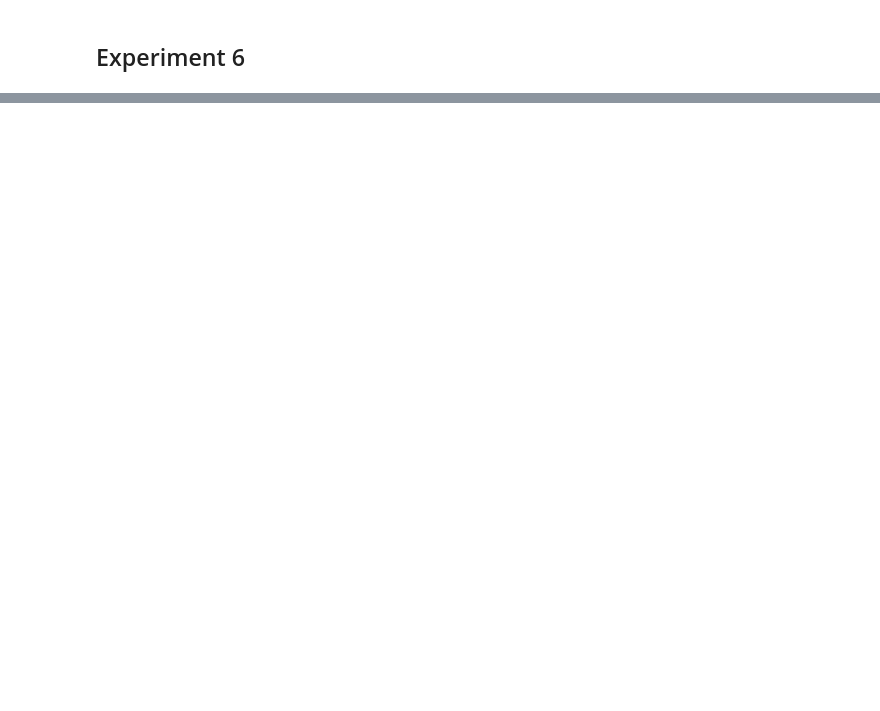
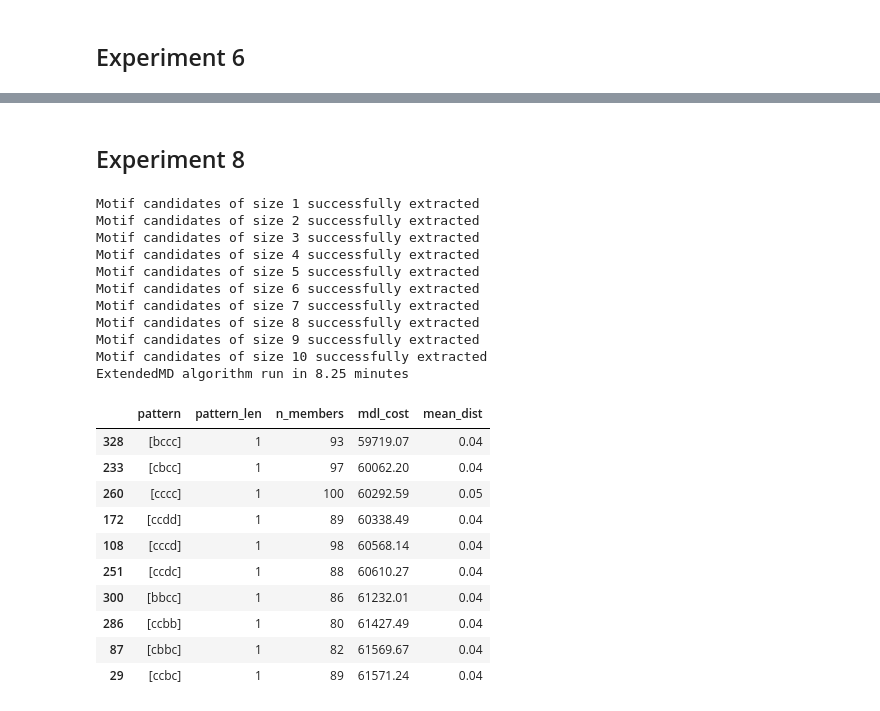
Before and after one commit to misilva73/manueverMotifs, a Jupyter notebook: notebooks/exp_lat_acc_motifs.ipynb, the cells around one changed output, grey strips where cells are left out. Drawn from its saved outputs; the diff is of its cells as text; code cells hidden in the pictures; blank space fills up the shorter version.

Commit message:
experiments - 1st batch for lateral acceleration

```diff
--- a/notebooks/exp_lat_acc_motifs.ipynb
+++ b/notebooks/exp_lat_acc_motifs.ipynb
@@ -241,0 +492,10 @@ np.save(os.path.join(output_folder, dist_file_name), center_dist_mat)
+# %%
+R = 0.1
+win_size = 10
+paa_size = 2
+alphabet_size = 5
+adaptive_break_points = False
+
+motif_file_name = 'motif_lat_acc_trip_exp' + str(exp) + '.p'
+dist_file_name = 'dist_lat_acc_trip_exp' + str(exp) + '.npy'
+exp += 1
@@ -241,0 +566,43 @@ np.save(os.path.join(output_folder, dist_file_name), center_dist_mat)
+# %% [markdown]
+## Experiment 8
+# %%
+R = 0.1
+win_size = 10
+paa_size = 4
+alphabet_size = 5
+adaptive_break_points = False
+
+motif_file_name = 'motif_lat_acc_trip_exp' + str(exp) + '.p'
+dist_file_name = 'dist_lat_acc_trip_exp' + str(exp) + '.npy'
+exp += 1
+# %%
+start_time = time.time()
+motif_dic_list, ts_1d = emd.find_motifs_from_emd(ts, R, win_size, paa_size, alphabet_size, adaptive_break_points)
+pickle.dump(motif_dic_list, open(os.path.join(output_folder, motif_file_name), "wb"))
+print("ExtendedMD algorithm run in {} minutes".format(round((time.time() - start_time)/60, 2)))
+
+motif_df = create_motif_table(motif_dic_list)
+motif_df.sort_values('mdl_cost').head(10)
+# %% [output]
+Motif candidates of size 1 successfully extracted
+Motif candidates of size 2 successfully extracted
+Motif candidates of size 3 successfully extracted
+Motif candidates of size 4 successfully extracted
+Motif candidates of size 5 successfully extracted
+Motif candidates of size 6 successfully extracted
+Motif candidates of size 7 successfully extracted
+Motif candidates of size 8 successfully extracted
+Motif candidates of size 9 successfully extracted
+Motif candidates of size 10 successfully extracted
+ExtendedMD algorithm run in 8.25 minutes
+|  | pattern | pattern_len | n_members | mdl_cost | mean_dist |
+| 328 | [bccc] | 1 | 93 | 59719.07 | 0.04 |
+| 233 | [cbcc] | 1 | 97 | 60062.20 | 0.04 |
+| 260 | [cccc] | 1 | 100 | 60292.59 | 0.05 |
+| 172 | [ccdd] | 1 | 89 | 60338.49 | 0.04 |
+| 108 | [cccd] | 1 | 98 | 60568.14 | 0.04 |
+| 251 | [ccdc] | 1 | 88 | 60610.27 | 0.04 |
+| 300 | [bbcc] | 1 | 86 | 61232.01 | 0.04 |
+| 286 | [ccbb] | 1 | 80 | 61427.49 | 0.04 |
+| 87 | [cbbc] | 1 | 82 | 61569.67 | 0.04 |
+| 29 | [ccbc] | 1 | 89 | 61571.24 | 0.04 |
```
Also changed, not shown: parts of 39 cells of this notebook, 15 other files.
